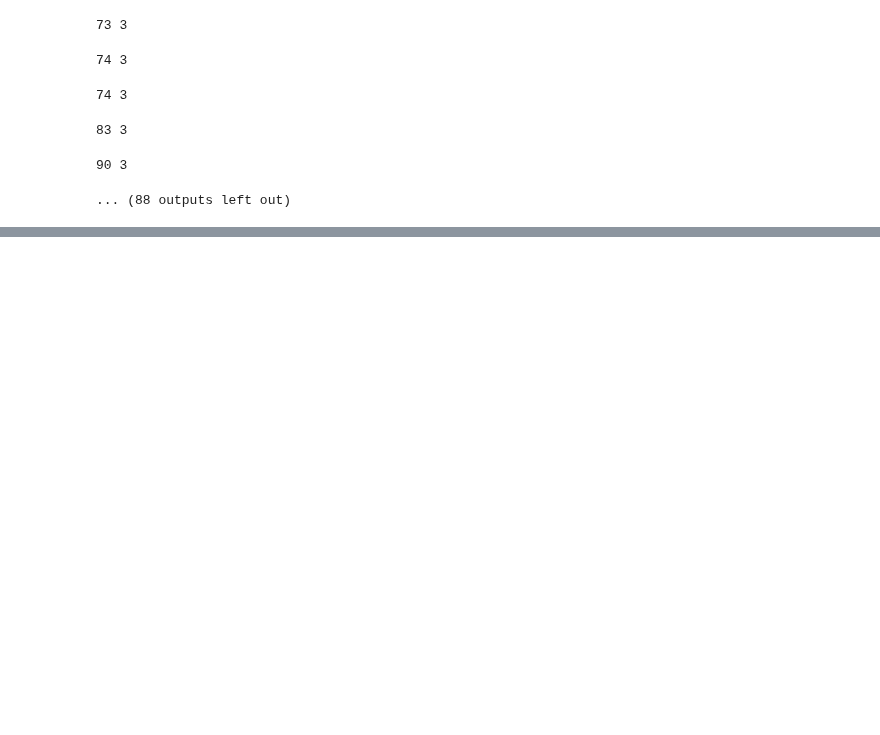
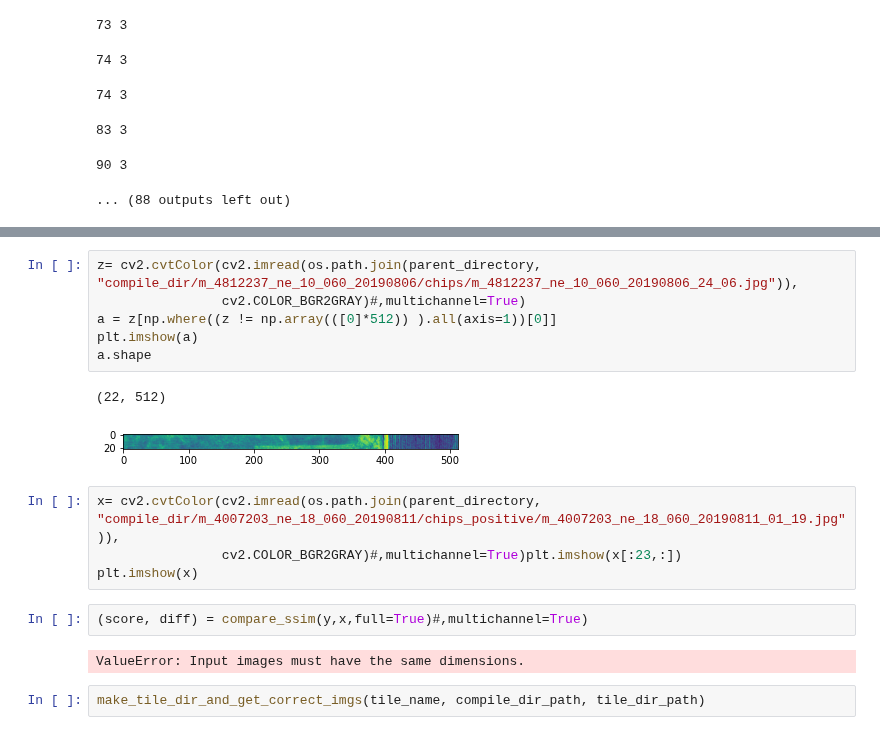
Before and after one commit to celinerobi/ast_dataset, a Jupyter notebook: data_download_and_preprocessing/x.ipynb, the cells around one changed output, grey strips where cells are left out. Cells and saved outputs as stored; diff of their text form; blank space fills up the shorter version.

```diff
--- a/data_download_and_preprocessing/x.ipynb
+++ b/data_download_and_preprocessing/x.ipynb
@@ -112,0 +102,19 @@ rename_x_y_index_named_chips(compile_by_tile_dir, tile_names)
+# %%
+z= cv2.cvtColor(cv2.imread(os.path.join(parent_directory, "compile_dir/m_4812237_ne_10_060_20190806/chips/m_4812237_ne_10_060_20190806_24_06.jpg")),
+                cv2.COLOR_BGR2GRAY)#,multichannel=True)
+a = z[np.where((z != np.array(([0]*512)) ).all(axis=1))[0]]
+plt.imshow(a)
+a.shape
+# %% [output]
+(22, 512)
+[figure, added]
+# %%
+x= cv2.cvtColor(cv2.imread(os.path.join(parent_directory, "compile_dir/m_4007203_ne_18_060_20190811/chips_positive/m_4007203_ne_18_060_20190811_01_19.jpg")),
+                cv2.COLOR_BGR2GRAY)#,multichannel=True)plt.imshow(x[:23,:])
+plt.imshow(x)
+# %%
+(score, diff) = compare_ssim(y,x,full=True)#,multichannel=True)
+# %% [output]
+ValueError: Input images must have the same dimensions.
+# %%
+make_tile_dir_and_get_correct_imgs(tile_name, compile_dir_path, tile_dir_path)
```
Also changed, not shown: parts of 15 cells of this notebook, 3 other files.
